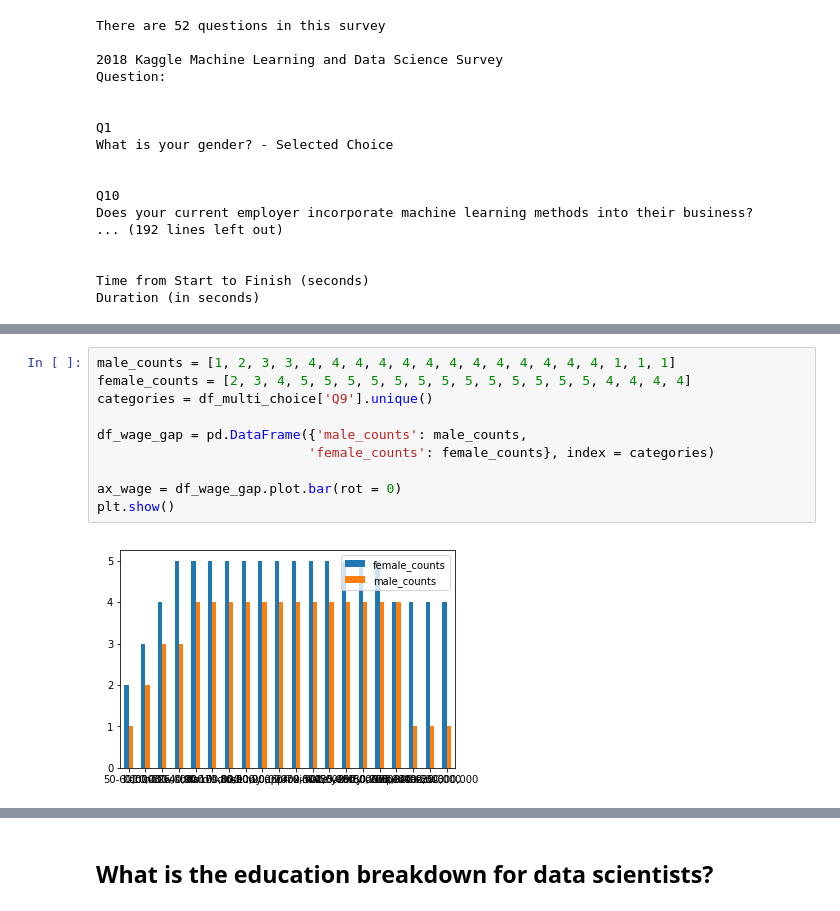
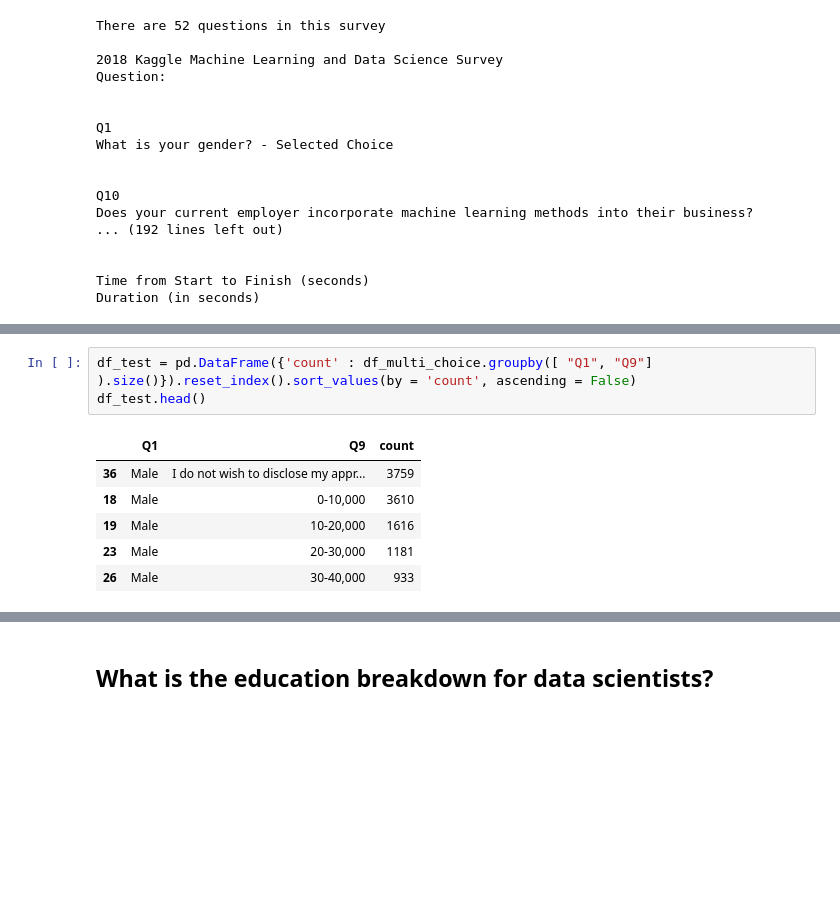
Before and after one commit to adrianlievano/kaggle_data_science_2018_survey, a Jupyter notebook: 2018_data/ds_notebook.ipynb, the cells around one changed output, grey strips where cells are left out. Saved outputs shown, nothing was run; the diff lists cells and outputs as text; blank space fills up the shorter version.

```diff
--- a/2018_data/ds_notebook.ipynb
+++ b/2018_data/ds_notebook.ipynb
@@ -146,12 +116,10 @@ nan
-# %%
-male_counts = [1, 2, 3, 3, 4, 4, 4, 4, 4, 4, 4, 4, 4, 4, 4, 4, 4, 1, 1, 1]
-female_counts = [2, 3, 4, 5, 5, 5, 5, 5, 5, 5, 5, 5, 5, 5, 5, 5, 4, 4, 4, 4]
-categories = df_multi_choice['Q9'].unique()
-
-df_wage_gap = pd.DataFrame({'male_counts': male_counts,
-                           'female_counts': female_counts}, index = categories)
-
-ax_wage = df_wage_gap.plot.bar(rot = 0)
-plt.show()
-# %% [output]
-[figure, removed]
+# %%
+df_test = pd.DataFrame({'count' : df_multi_choice.groupby([ "Q1", "Q9"] ).size()}).reset_index().sort_values(by = 'count', ascending = False)
+df_test.head()
+# %% [output]
+|  | Q1 | Q9 | count |
+| 36 | Male | I do not wish to disclose my appr... | 3759 |
+| 18 | Male | 0-10,000 | 3610 |
+| 19 | Male | 10-20,000 | 1616 |
+| 23 | Male | 20-30,000 | 1181 |
+| 26 | Male | 30-40,000 | 933 |
```
Also changed, not shown: parts of 23 cells of this notebook.
